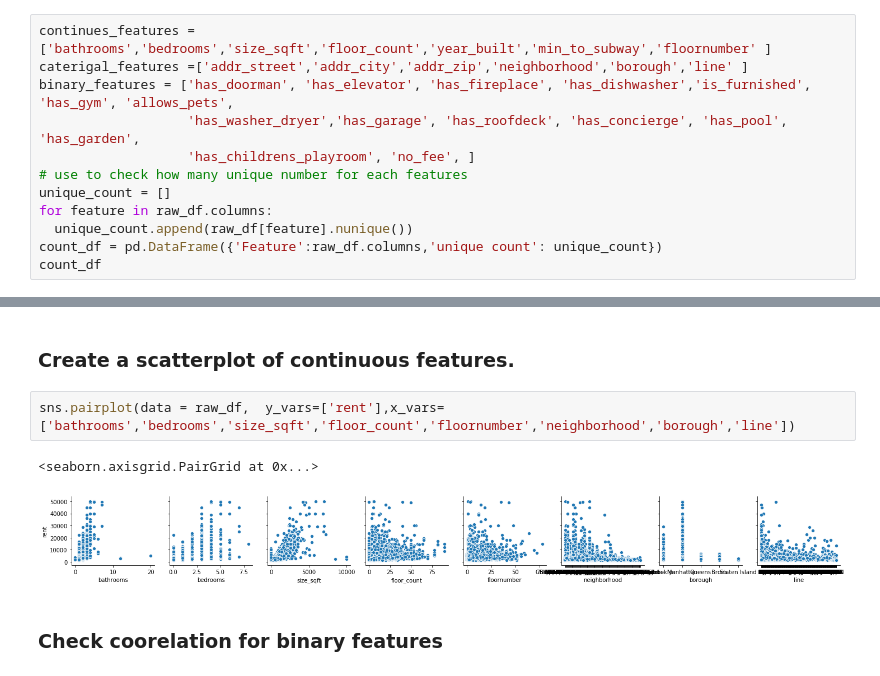
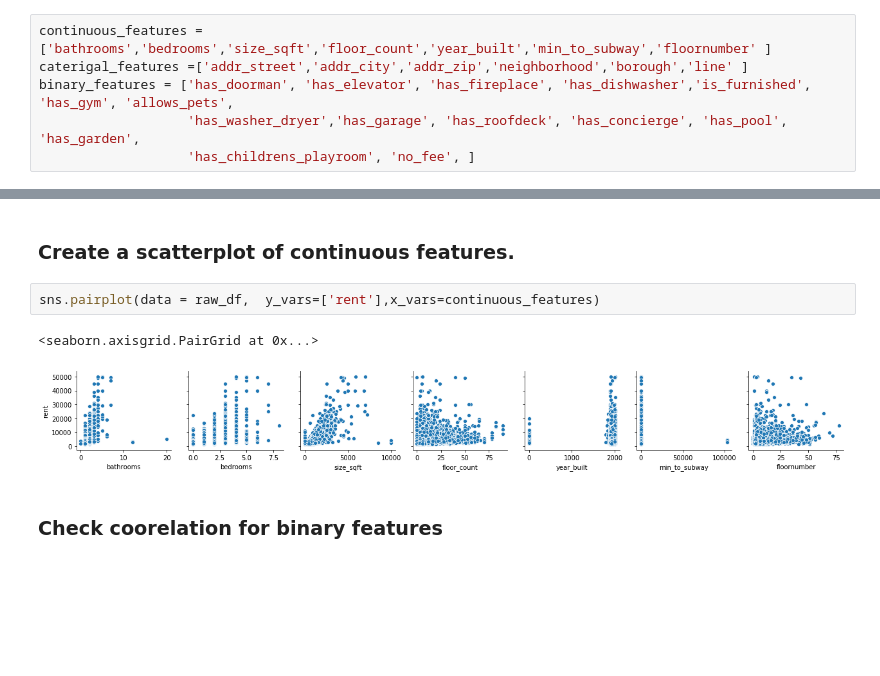
Before and after one commit to JiejayLan/data_science_project, a Jupyter notebook: main.ipynb, the cells around one changed output, grey strips where cells are left out. Cells and saved outputs as stored; diff of their text form; blank space fills up the shorter version.

```diff
--- a/main.ipynb
+++ b/main.ipynb
@@ -69,12 +79,6 @@ raw_df['rent'].hist(bins=100)
 # %%
-continues_features =['bathrooms','bedrooms','size_sqft','floor_count','year_built','min_to_subway','floornumber' ]
+continuous_features =['bathrooms','bedrooms','size_sqft','floor_count','year_built','min_to_subway','floornumber' ]
 caterigal_features =['addr_street','addr_city','addr_zip','neighborhood','borough','line' ]
 binary_features = ['has_doorman', 'has_elevator', 'has_fireplace', 'has_dishwasher','is_furnished', 'has_gym', 'allows_pets',
                    'has_washer_dryer','has_garage', 'has_roofdeck', 'has_concierge', 'has_pool', 'has_garden',
                    'has_childrens_playroom', 'no_fee', ]
-# use to check how many unique number for each features
-unique_count = []
-for feature in raw_df.columns:
-  unique_count.append(raw_df[feature].nunique())
-count_df = pd.DataFrame({'Feature':raw_df.columns,'unique count': unique_count})
-count_df
@@ -113,10 +123,10 @@ Name: rent, dtype: float64
 # %% [markdown]
 ### Create a scatterplot of continuous features.
 # %%
-sns.pairplot(data = raw_df,  y_vars=['rent'],x_vars=['bathrooms','bedrooms','size_sqft','floor_count','floornumber','neighborhood','borough','line'])
+sns.pairplot(data = raw_df,  y_vars=['rent'],x_vars=continuous_features)
 # %% [output]
 <seaborn.axisgrid.PairGrid at 0x...>
-[figure, old version]
+[figure, new version]
 # %% [markdown]
 ### Check coorelation for binary features
 # %%
```
Also changed, not shown: parts of 10 cells of this notebook, 1 other file.
